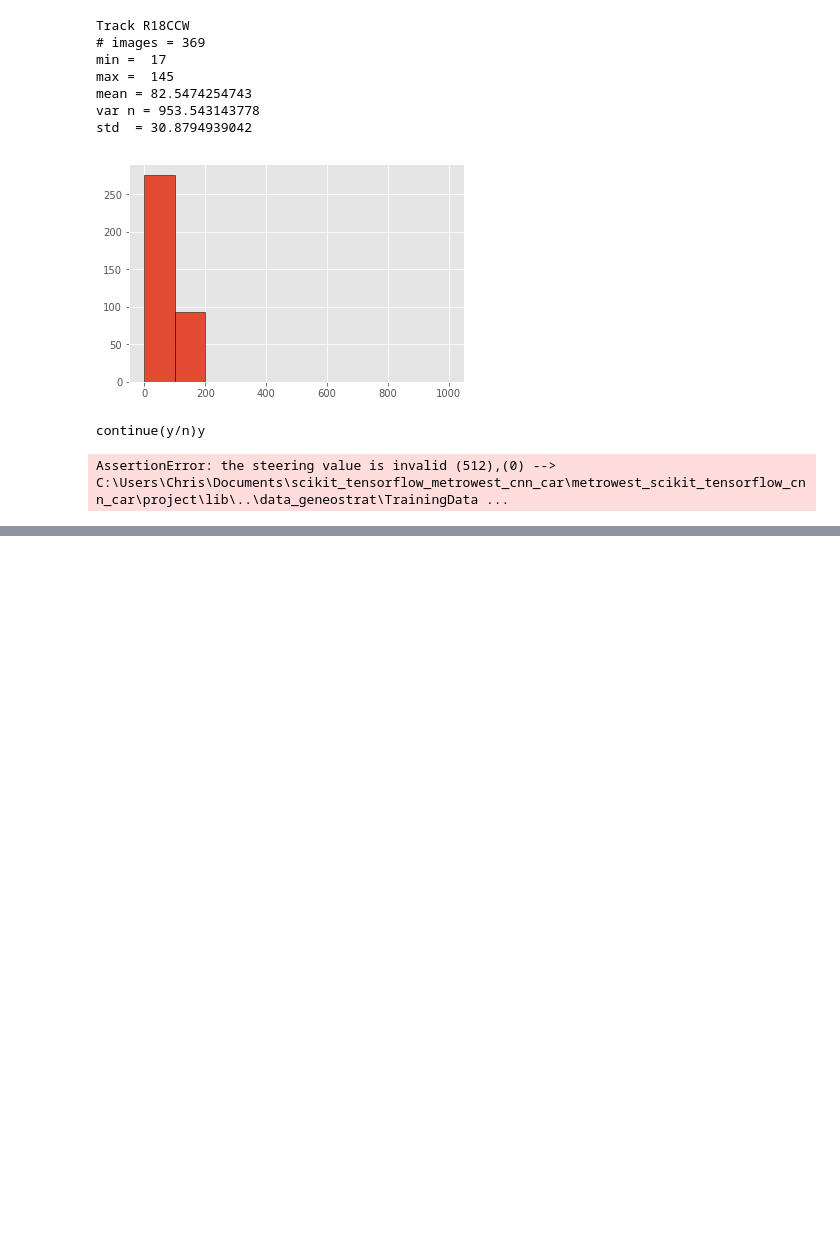
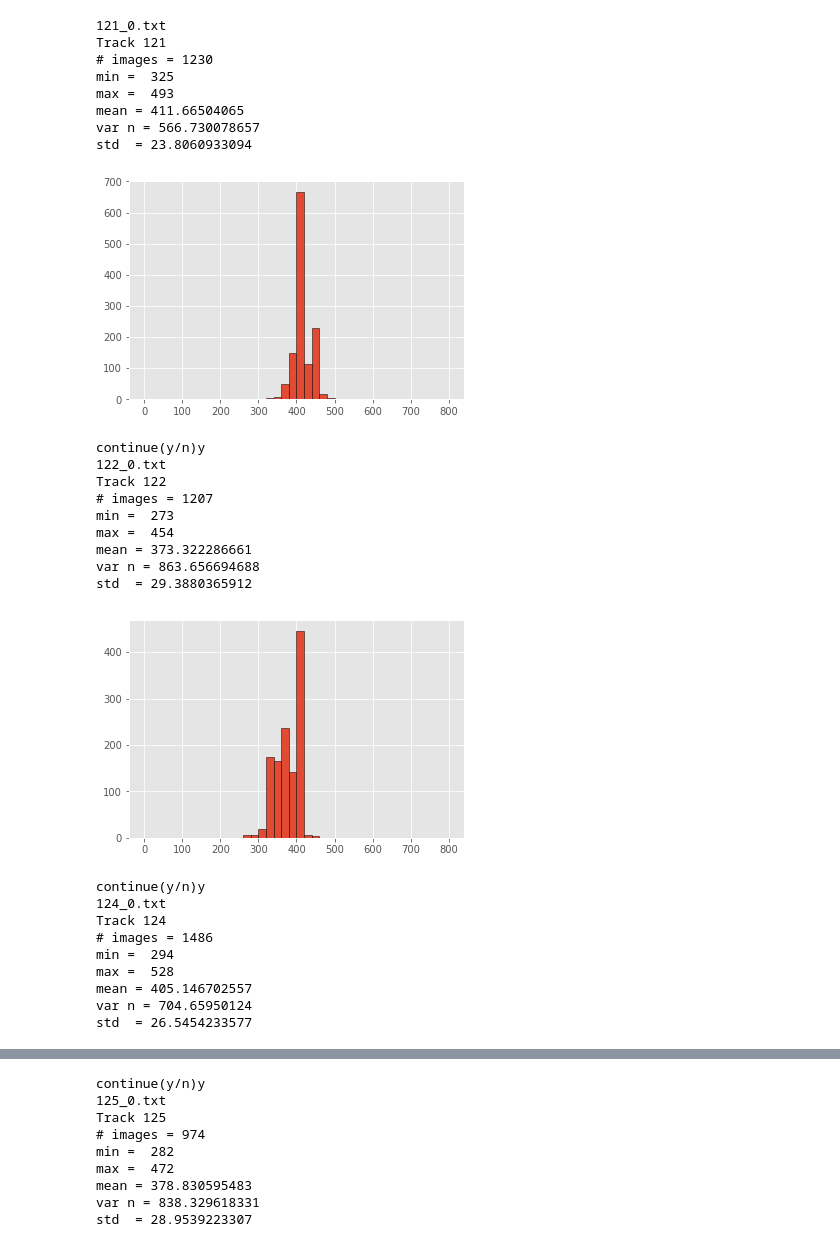
Before and after one commit to cwinsor/metrowest_scikit_tensorflow_cnn_car, a Jupyter notebook: project/lib/test_03_analyze.ipynb, the cells around one changed output, grey strips where cells are left out. Saved outputs shown, nothing was run; the diff lists cells and outputs as text; code cells hidden in the pictures; blank space fills up the shorter version.

Commit message:
continued migration to Geneostrat data - starting into preprocessing

```diff
--- a/project/lib/test_03_analyze.ipynb
+++ b/project/lib/test_03_analyze.ipynb
@@ -24,7 +27,7 @@ dirpath = join(abspath(getcwd()), "..\\data_geneostrat\\TrainingData")
 # list of all steerings
 
 tracklist = [
-    "120",
+
     "121",
     "122",
     "124",
@@ -53,50 +56,70 @@ tracklist = [
 
 
 
-tracklist = [
-
-    "R18CCW",
-    "R18CW",
-
-]
+#tracklist = [
+#
+#    "121",
+#    "122",
+#    "124",
+#    "125",
+#
+#]
 # %%
 
 
 # investigate each track a little bit
 # reference  http://benalexkeen.com/comparative-statistics-in-python-using-scipy/
 
 import numpy as np
 from scipy import stats
 
 import matplotlib
 import matplotlib.pyplot as plt
 %matplotlib inline
 matplotlib.style.use('ggplot')
 
 for track in tracklist:
     data = file_reader.read_steerings_from_directory(dirpath, track)
-    print("Track " + track)
-    print("# images = " + str(data.shape[0]))
-    print("min =  " + str(np.min(data)))
-    print("max =  " + str(np.max(data)))
-    print("mean = " + str(np.mean(data)))
+    print("Track " + track + " #images=" + str(data.shape[0]) + " mean=" + str(np.mean(data)))
+    #print("min =  " + str(np.min(data)))
+    #print("max =  " + str(np.max(data)))
     print("var n = " + str(np.var(data)))
     print("std  = " + str(np.std(data)))
 
-    plt.hist(data, bins=10, range=(0,1000), edgecolor='black')
+    plt.hist(data, bins=40, range=(0,800), edgecolor='black')
     plt.show()
 
     text = input("continue(y/n)")
     if (text != "y"):
         break
+
+print("done")
 # %% [output]
-Track R18CCW
-# images = 369
-min =  17
-max =  145
-mean = 82.5474254743
-var n = 953.543143778
-std  = 30.8794939042
+121_0.txt
+Track 121
+# images = 1230
+min =  325
+max =  493
+mean = 411.66504065
+var n = 566.730078657
+std  = 23.8060933094
-[figure, old version]
+[figure, new version]
 continue(y/n)y
+122_0.txt
+Track 122
+# images = 1207
+min =  273
+max =  454
+mean = 373.322286661
+var n = 863.656694688
+std  = 29.3880365912
+[figure, added]
-AssertionError: the steering value is invalid (512),(0) --> C:\Users\Chris\Documents\scikit_tensorflow_metrowest_cnn_car\metrowest_scikit_tensorflow_cnn_car\project\lib\..\data_geneostrat\TrainingData ...
+continue(y/n)y
+124_0.txt
+Track 124
+# images = 1486
+min =  294
+max =  528
+mean = 405.146702557
+var n = 704.65950124
+std  = 26.5454233577
@@ -102,0 +127,9 @@ AssertionError: the steering value is invalid (512),(0) --> C:\Users\Chris\Docum
+continue(y/n)y
+125_0.txt
+Track 125
+# images = 974
+min =  282
+max =  472
+mean = 378.830595483
+var n = 838.329618331
+std  = 28.9539223307
```
Also changed, not shown: parts of 3 cells of this notebook, 3 other files.
